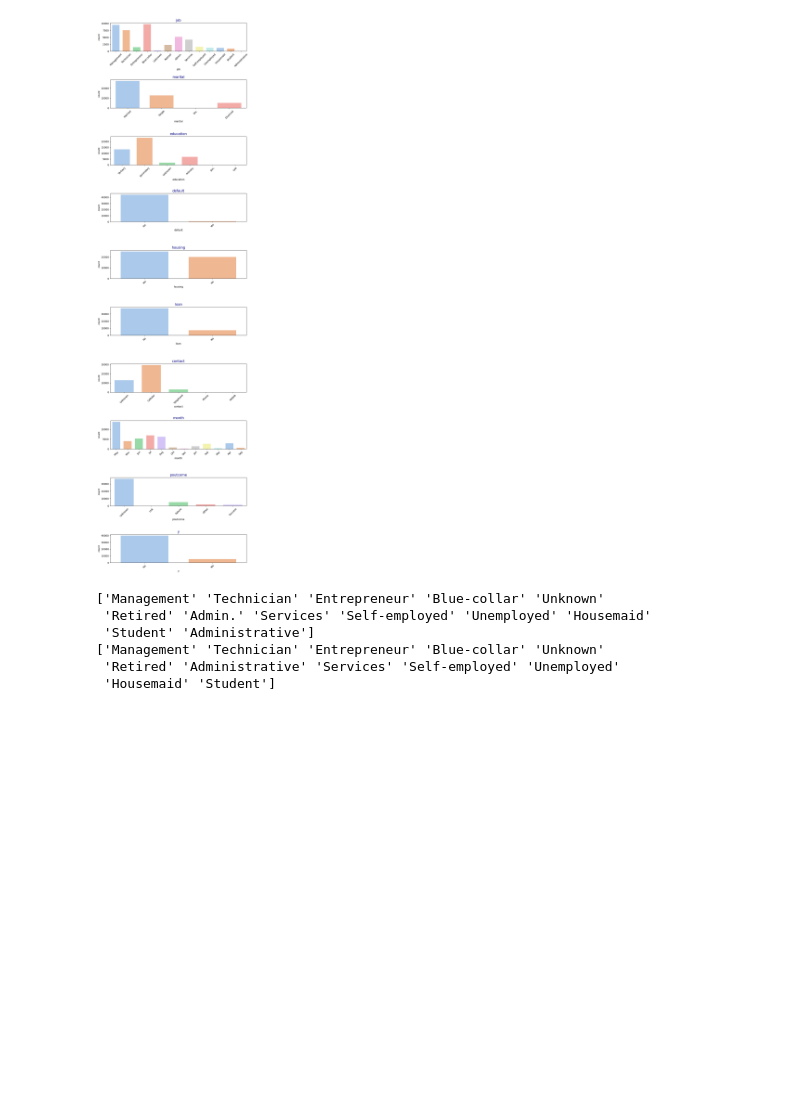
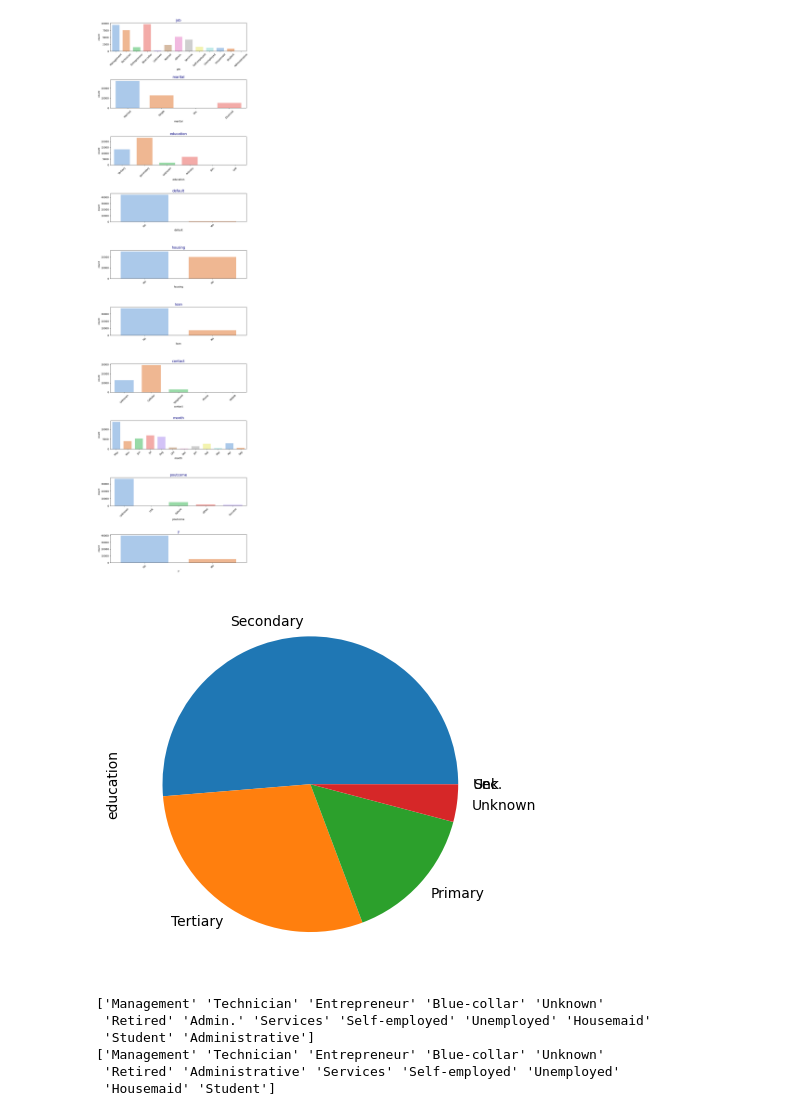
Before and after one commit to CharlieHndz/Talento-Tech-2024-Carlos-Hdez, a Jupyter notebook: Practica_Banco.ipynb, the cells around one changed output. Saved outputs shown, nothing was run; the diff lists cells and outputs as text; code cells hidden in the pictures; blank space fills up the shorter version.

```diff
--- a/Practica_Banco.ipynb
+++ b/Practica_Banco.ipynb
@@ -349,6 +349,13 @@ for i, col in enumerate(cols_cat):
     ax[i].tick_params(axis='x', labelrotation = 45, color="darkslategrey")
 # %% [output]
 [figure]
+# %%
+# Grafico de torta circular para representar el nivel de educación de los encuestados
+
+data.education.value_counts().plot.pie()
+plt.show()
+# %% [output]
+[figure, added]
 # %%
 # job unificar Administrative y Admin.
 print (data['job'].unique())
```
Also changed, not shown: parts of 6 cells of this notebook.
